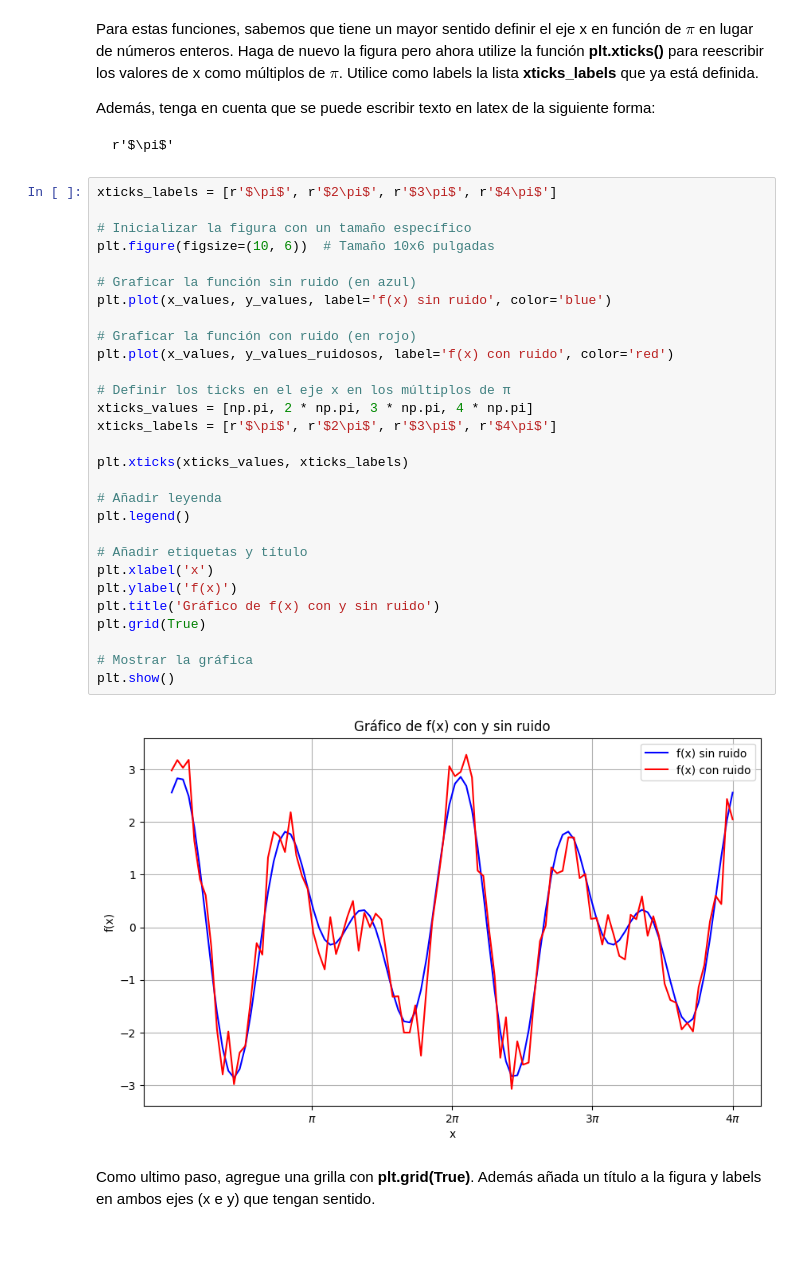
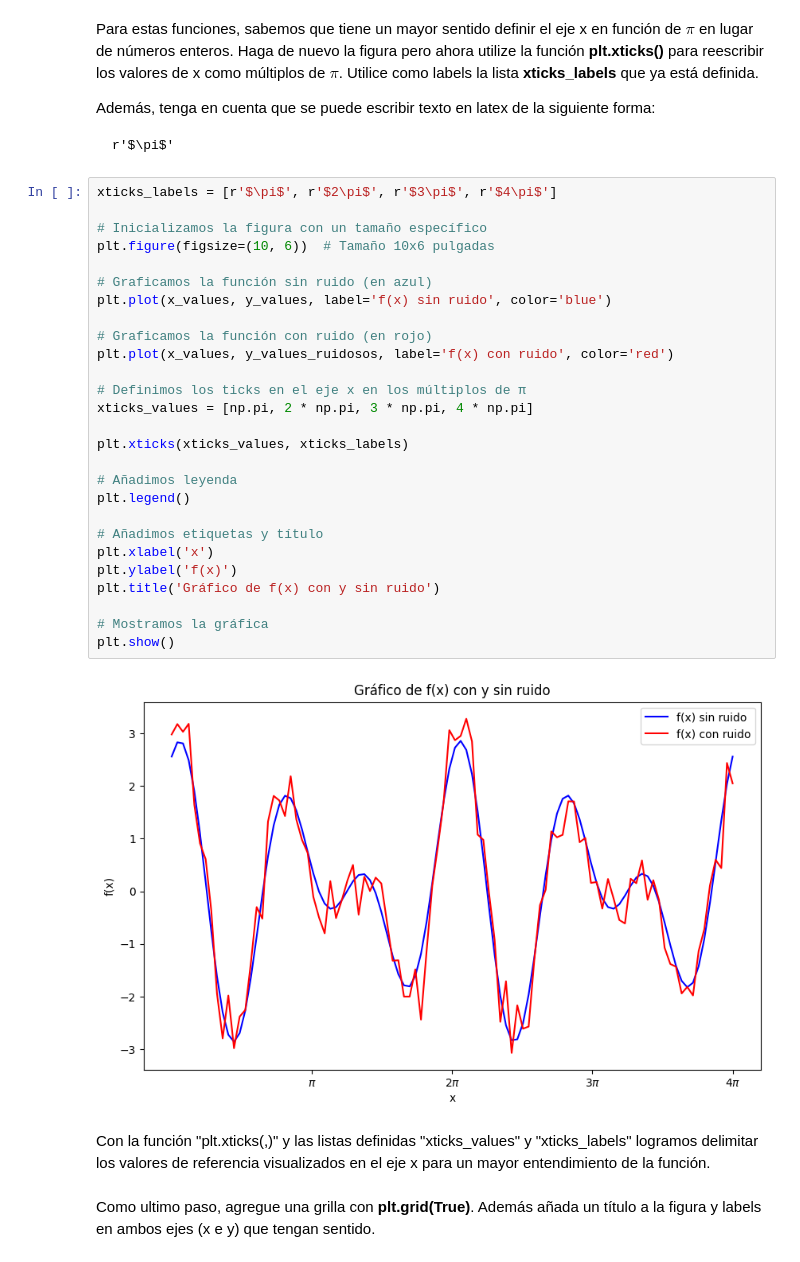
Before and after one commit to conichito/Tarea-1, a Jupyter notebook: Tarea_1.ipynb, the cells around one changed output. Saved outputs shown, nothing was run; the diff lists cells and outputs as text.

```diff
--- a/Tarea_1.ipynb
+++ b/Tarea_1.ipynb
@@ -364,34 +397,34 @@ r'$\pi$'
 # %%
 xticks_labels = [r'$\pi$', r'$2\pi$', r'$3\pi$', r'$4\pi$']
 
-# Inicializar la figura con un tamaño específico
+# Inicializamos la figura con un tamaño específico
 plt.figure(figsize=(10, 6))  # Tamaño 10x6 pulgadas
 
-# Graficar la función sin ruido (en azul)
+# Graficamos la función sin ruido (en azul)
 plt.plot(x_values, y_values, label='f(x) sin ruido', color='blue')
 
-# Graficar la función con ruido (en rojo)
+# Graficamos la función con ruido (en rojo)
 plt.plot(x_values, y_values_ruidosos, label='f(x) con ruido', color='red')
 
-# Definir los ticks en el eje x en los múltiplos de π
+# Definimos los ticks en el eje x en los múltiplos de π
 xticks_values = [np.pi, 2 * np.pi, 3 * np.pi, 4 * np.pi]
-xticks_labels = [r'$\pi$', r'$2\pi$', r'$3\pi$', r'$4\pi$']
 
 plt.xticks(xticks_values, xticks_labels)
 
-# Añadir leyenda
+# Añadimos leyenda
 plt.legend()
 
-# Añadir etiquetas y título
+# Añadimos etiquetas y título
 plt.xlabel('x')
 plt.ylabel('f(x)')
 plt.title('Gráfico de f(x) con y sin ruido')
-plt.grid(True)
 
-# Mostrar la gráfica
+# Mostramos la gráfica
 plt.show()
 # %% [output]
-[figure, old version]
+[figure, new version]
+# %% [markdown]
+Con la función "plt.xticks(,)" y las listas definidas "xticks_values" y "xticks_labels" logramos delimitar los valores de referencia visualizados en el eje x para un mayor entendimiento de la función.
 # %% [markdown]
 Como ultimo paso, agregue una grilla con **plt.grid(True)**. Además añada un título a la figura y labels en ambos ejes (x e y) que tengan sentido.
 # %%
```
Also changed, not shown: parts of 46 cells of this notebook.
